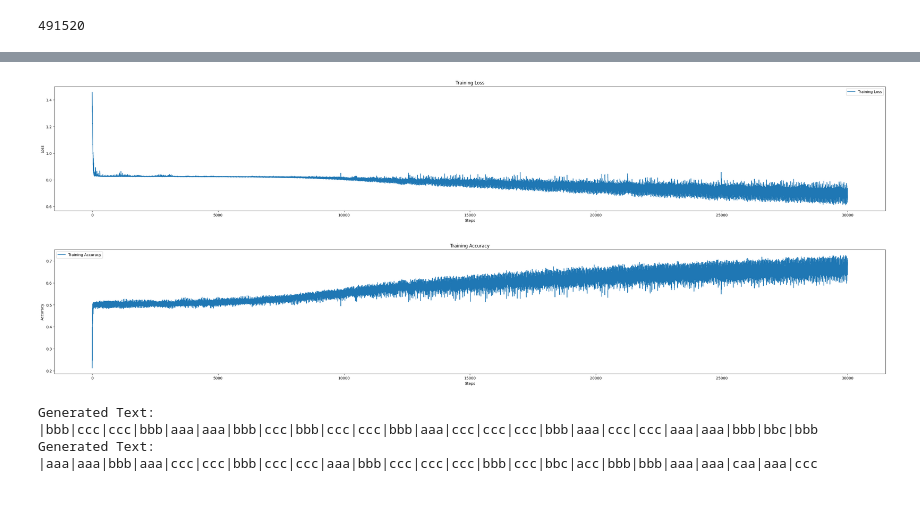
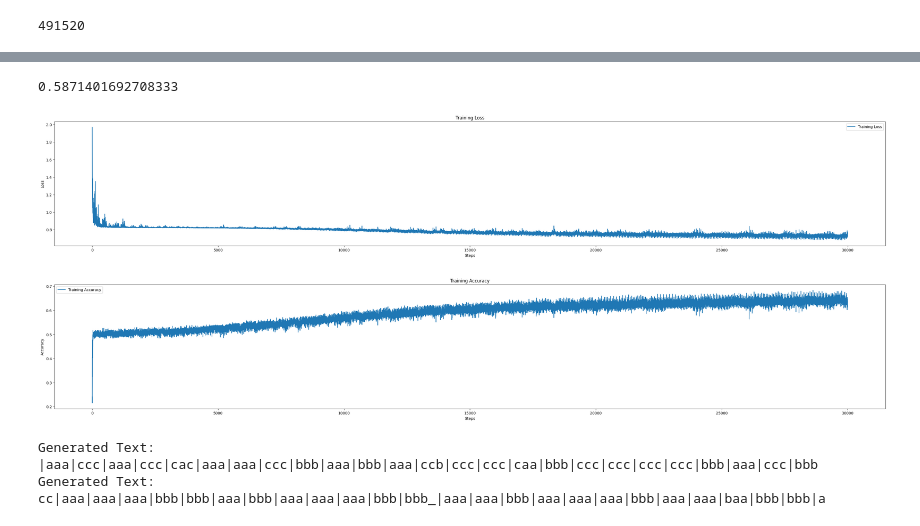
Before and after one commit to ethan-w-roland/AUNN, a Jupyter notebook: random_sequence.ipynb, the cells around one changed output, grey strips where cells are left out. Cells and saved outputs as stored; diff of their text form; code cells hidden in the pictures.

Commit message:
attempted to use RFF on sequence task didn't show positive results

```diff
--- a/random_sequence.ipynb
+++ b/random_sequence.ipynb
@@ -116,9 +131,7 @@ def load_checkpoint(filename="checkpoint.pth"):
 
     checkpoint = torch.load(filename, weights_only=True)
 
-    keys = ['embedding_dim', 'output_dim', 'num_layers', 'hidden_dim']
-    params = {k: checkpoint[k] for k in keys}
-
+    params = checkpoint['params']
     model = AUNNModel(**params)
     model.load_state_dict(checkpoint['model_state_dict'])
     model.to(device)
@@ -143,9 +156,7 @@ batch_size = 8192  # Adjust batch size for efficiency
 num_epochs = 500
 # %%
 #really long repeated pattern
-'''
-text = "abc" * 10_000  # Repeat the sequence to create a long string
-'''
+# text = "abc" * 10_000  # Repeat the sequence to create a long string
 
 #really long random pattern
 options = ['|aaa','|bbb','|ccc']
@@ -165,8 +176,7 @@ token_to_id = {token: id for id, token in enumerate(vocab)}
 id_to_token = {id: token for token, id in token_to_id.items()}
 token_ids = [token_to_id[char] for char in text]
 token_ids = torch.tensor(token_ids, dtype=torch.long).to(device)
-indices = torch.arange(len(token_ids))
-embeds = positional_encoding(indices, embedd_dim).to(device)
+indices = torch.arange(len(token_ids)).to(device)
 # %%
 # Initialize the model, loss function, and optimizer
 model = AUNNModel(embedd_dim, len(vocab), num_layers, hidden_dim).to(device)
@@ -175,7 +190,5 @@ optimizer = optim.AdamW(model.parameters())
 # %%
 # Training Loop
-losses = []
-accuracies = []
 total_steps = len(text) // batch_size
 if len(text) % batch_size != 0:
     total_steps += 1
@@ -188,7 +201,7 @@ for epoch in tqdm(range(num_epochs)):
     for start_idx in start_idxs:
         end_idx = start_idx + batch_size
 
-        inputs = embeds[start_idx:end_idx]
+        inputs = indices[start_idx:end_idx]
         targets = token_ids[start_idx:end_idx]
 
         optimizer.zero_grad()
@@ -205,6 +218,9 @@ for epoch in tqdm(range(num_epochs)):
         cur_acc = correct / batch_size
         accuracies.append(cur_acc)
 
+        # recent_avg_loss = sum(losses[-100:]) / 100
+        # recent_avg_acc = sum(accuracies[-100:]) / 100
+        # print(f"Loss: {recent_avg_loss:.6f}, Accuracy: {recent_avg_acc:.4f}", end="\r")
 
     avg_loss = sum(losses[-len(start_idxs):]) / len(start_idxs)
     avg_acc = sum(accuracies[-len(start_idxs):]) / len(start_idxs)
@@ -240,33 +260,36 @@ model, optimizer, losses = load_checkpoint(filename="sequence/checkpoint.pth")
+# %%
+print(sum(accuracies) / len(accuracies))
+# %% [output]
+0.5871401692708333
 # %%
 # Plot the loss curves
 plt.figure(figsize=(40, 6))
-plt.plot(losses[::], label="Training Loss")
+plt.plot(losses, label="Training Loss")
 plt.xlabel("Steps")
 plt.ylabel("Loss")
 plt.title("Training Loss")
 plt.legend()
 plt.show()
 
 # Plot the accuracy curves
 plt.figure(figsize=(40, 6))
-plt.plot(accuracies[::], label="Training Accuracy")
+plt.plot(accuracies, label="Training Accuracy")
 plt.xlabel("Steps")
 plt.ylabel("Accuracy")
 plt.title("Training Accuracy")
 plt.legend()
 plt.show()
 # %% [output]
-[figure, old version]
+[figure, new version]
-[figure, old version]
+[figure, new version]
 # %%
 # Generate Text Function
 def generate_text(model, start_index, length):
     model.eval()
     generated_tokens = []
-    indices = torch.arange(start_index, start_index + length)
-    inputs = positional_encoding(indices, embedd_dim).to(device)
+    indices = torch.arange(start_index, start_index + length).to(device)
     with torch.no_grad():
-        outputs = model(inputs)
+        outputs = model(indices)
         _, predicted = torch.max(outputs, 1)
     for id in predicted:
         token = id_to_token.get(id.item(), "<UNK>")
@@ -280,15 +303,17 @@ print("Generated Text:")
 print(generated_text)
 
 # Generate text starting from the next index after the training data
-start_index = len(text)
+start_index = len(text) - 50
 generated_text = generate_text(model, start_index=start_index, length=100)
 print("Generated Text:")
-print(generated_text) #learns underlying pattern & generalizes to unseen indices :)
+before_end = generated_text[:50]
+after_end = generated_text[50:]
+print(f"{before_end}_{after_end}")
 # %% [output]
 Generated Text:
-|bbb|ccc|ccc|bbb|aaa|aaa|bbb|ccc|bbb|ccc|ccc|bbb|aaa|ccc|ccc|ccc|bbb|aaa|ccc|ccc|aaa|aaa|bbb|bbc|bbb
+|aaa|ccc|aaa|ccc|cac|aaa|aaa|ccc|bbb|aaa|bbb|aaa|ccb|ccc|ccc|caa|bbb|ccc|ccc|ccc|ccc|bbb|aaa|ccc|bbb
 Generated Text:
-|aaa|aaa|bbb|aaa|ccc|ccc|bbb|ccc|ccc|aaa|bbb|ccc|ccc|ccc|bbb|ccc|bbc|acc|bbb|bbb|aaa|aaa|caa|aaa|ccc
+cc|aaa|aaa|aaa|bbb|bbb|aaa|bbb|aaa|aaa|aaa|bbb|bbb_|aaa|aaa|bbb|aaa|aaa|aaa|bbb|aaa|aaa|baa|bbb|bbb|a
 # %%
 N = len(text) - 1
 preds = generate_text(model, start_index=N+1, length=50_000)
```
Also changed, not shown: parts of 16 cells of this notebook, 6 other files.
